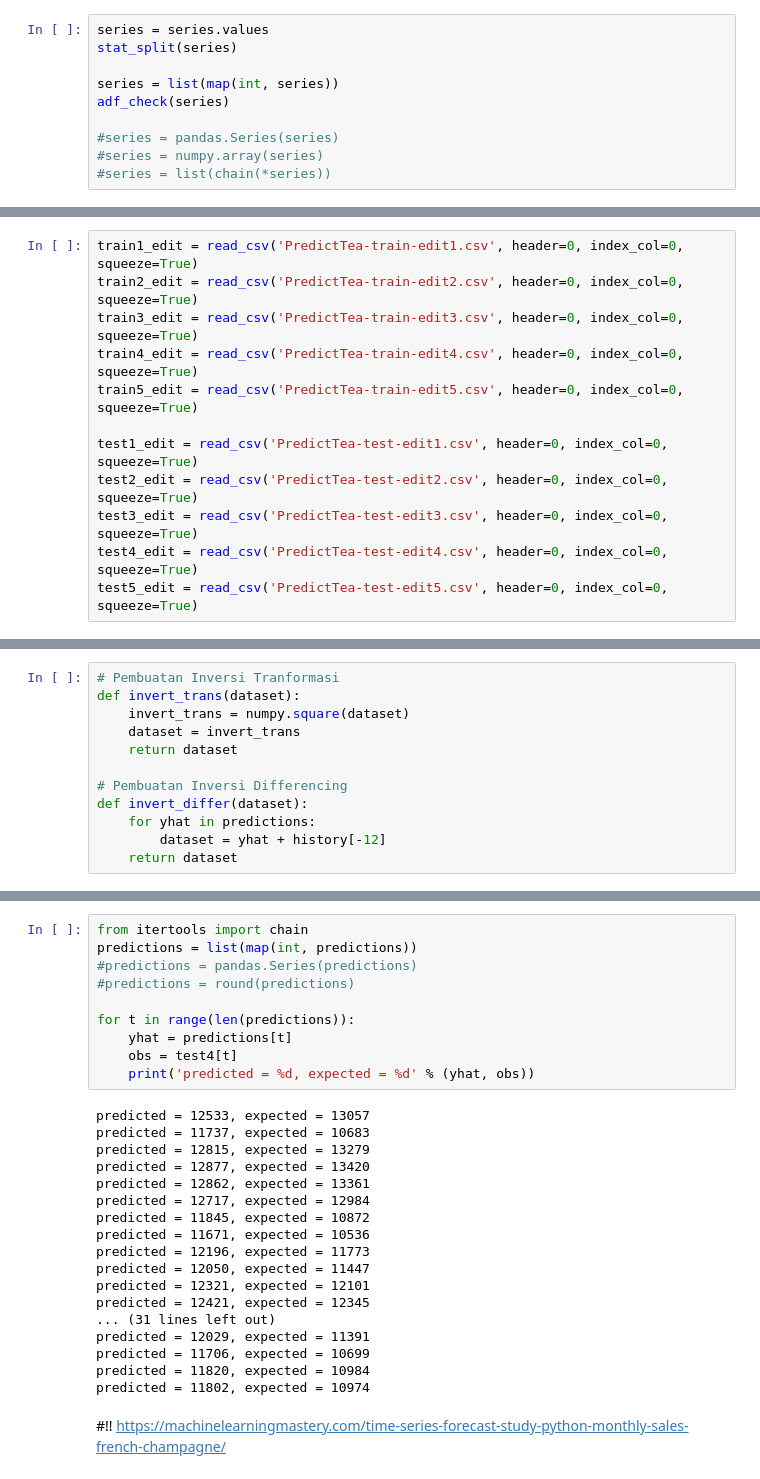
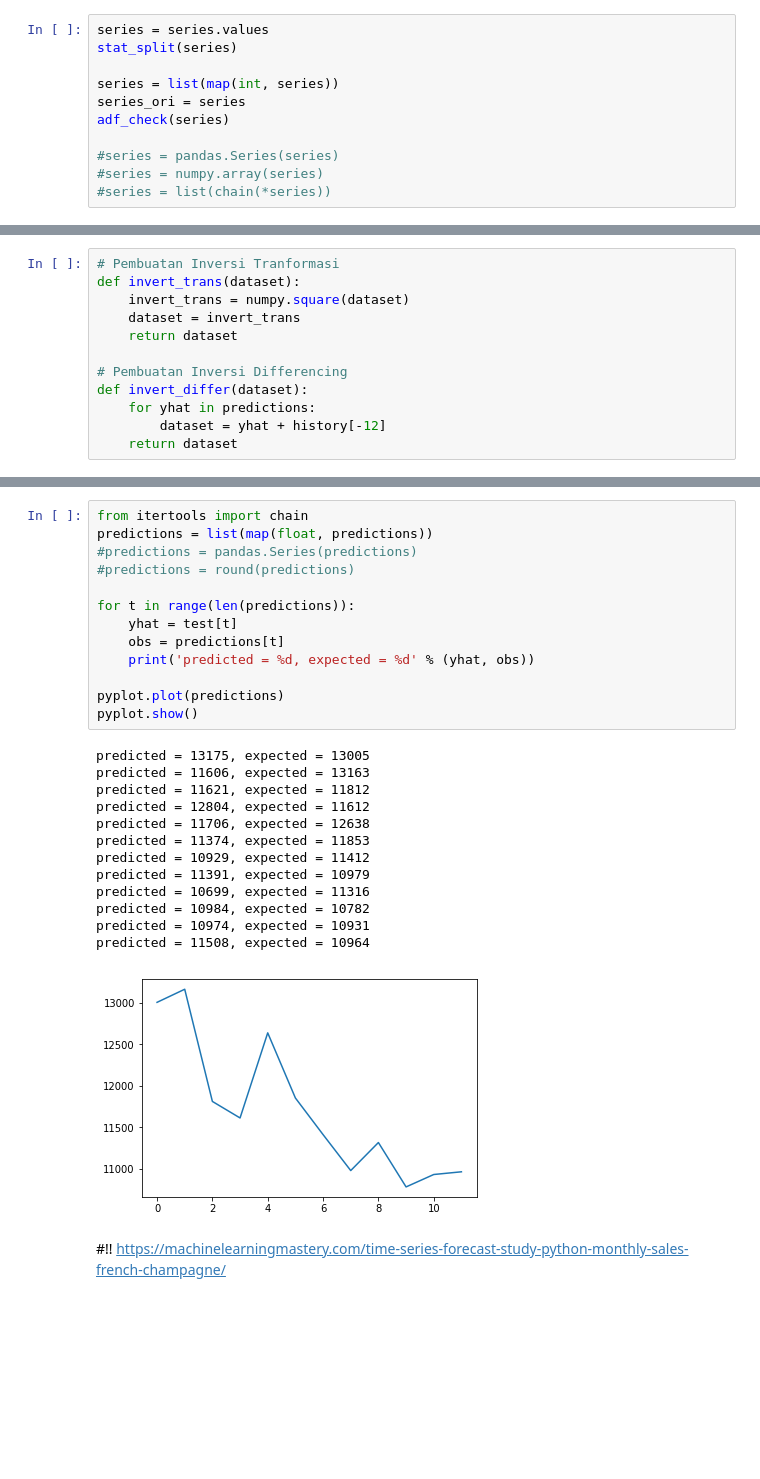
Before and after one commit to nurulbudiyono/arima-analysis-prediction, a Jupyter notebook: PredictTea.ipynb, the cells around one changed output, grey strips where cells are left out. Saved outputs shown, nothing was run; the diff lists cells and outputs as text; blank space fills up the shorter version.

```diff
--- a/PredictTea.ipynb
+++ b/PredictTea.ipynb
@@ -221,6 +221,7 @@ series = series.values
 stat_split(series)
 
 series = list(map(int, series))
+series_ori = series
 adf_check(series)
 
 #series = pandas.Series(series)
@@ -632,15 +651,3 @@ def evaluate_models(train_dataset, test_dataset, p_values, d_values, q_values):
 # load dataset
 #def parser(x):
 #	return datetime.strptime(x, '%Y-%m')
-# %%
-train1_edit = read_csv('PredictTea-train-edit1.csv', header=0, index_col=0, squeeze=True)
-train2_edit = read_csv('PredictTea-train-edit2.csv', header=0, index_col=0, squeeze=True)
-train3_edit = read_csv('PredictTea-train-edit3.csv', header=0, index_col=0, squeeze=True)
-train4_edit = read_csv('PredictTea-train-edit4.csv', header=0, index_col=0, squeeze=True)
-train5_edit = read_csv('PredictTea-train-edit5.csv', header=0, index_col=0, squeeze=True)
-
-test1_edit = read_csv('PredictTea-test-edit1.csv', header=0, index_col=0, squeeze=True)
-test2_edit = read_csv('PredictTea-test-edit2.csv', header=0, index_col=0, squeeze=True)
-test3_edit = read_csv('PredictTea-test-edit3.csv', header=0, index_col=0, squeeze=True)
-test4_edit = read_csv('PredictTea-test-edit4.csv', header=0, index_col=0, squeeze=True)
-test5_edit = read_csv('PredictTea-test-edit5.csv', header=0, index_col=0, squeeze=True)
@@ -874,32 +907,31 @@ Variance Comparison: 0 = 0
 Data has Variance Stationarity
 # %%
 from itertools import chain
-predictions = list(map(int, predictions))
+predictions = list(map(float, predictions))
 #predictions = pandas.Series(predictions)
 #predictions = round(predictions)
 
 for t in range(len(predictions)):
-	yhat = predictions[t]
-	obs = test4[t]
+	yhat = test[t]
+	obs = predictions[t]
 	print('predicted = %d, expected = %d' % (yhat, obs))
+
+pyplot.plot(predictions)
+pyplot.show()
 # %% [output]
-predicted = 12533, expected = 13057
-predicted = 11737, expected = 10683
-predicted = 12815, expected = 13279
-predicted = 12877, expected = 13420
-predicted = 12862, expected = 13361
-predicted = 12717, expected = 12984
-predicted = 11845, expected = 10872
-predicted = 11671, expected = 10536
-predicted = 12196, expected = 11773
-predicted = 12050, expected = 11447
-predicted = 12321, expected = 12101
-predicted = 12421, expected = 12345
-... (31 lines left out)
-predicted = 12029, expected = 11391
-predicted = 11706, expected = 10699
-predicted = 11820, expected = 10984
-predicted = 11802, expected = 10974
+predicted = 13175, expected = 13005
+predicted = 11606, expected = 13163
+predicted = 11621, expected = 11812
+predicted = 12804, expected = 11612
+predicted = 11706, expected = 12638
+predicted = 11374, expected = 11853
+predicted = 10929, expected = 11412
+predicted = 11391, expected = 10979
+predicted = 10699, expected = 11316
+predicted = 10984, expected = 10782
+predicted = 10974, expected = 10931
+predicted = 11508, expected = 10964
+[figure, added]
 # %% [markdown]
 #!! https://machinelearningmastery.com/time-series-forecast-study-python-monthly-sales-french-champagne/
 # %% [markdown]
```
Also changed, not shown: parts of 14 cells of this notebook.
